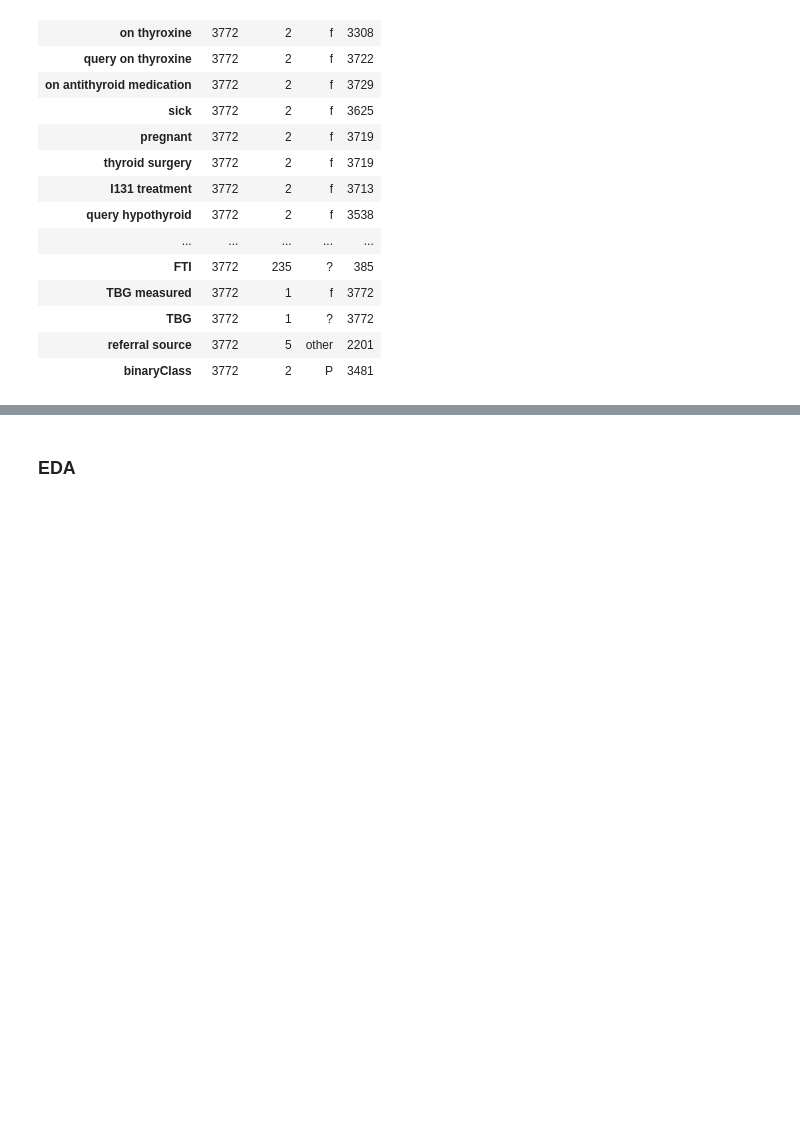
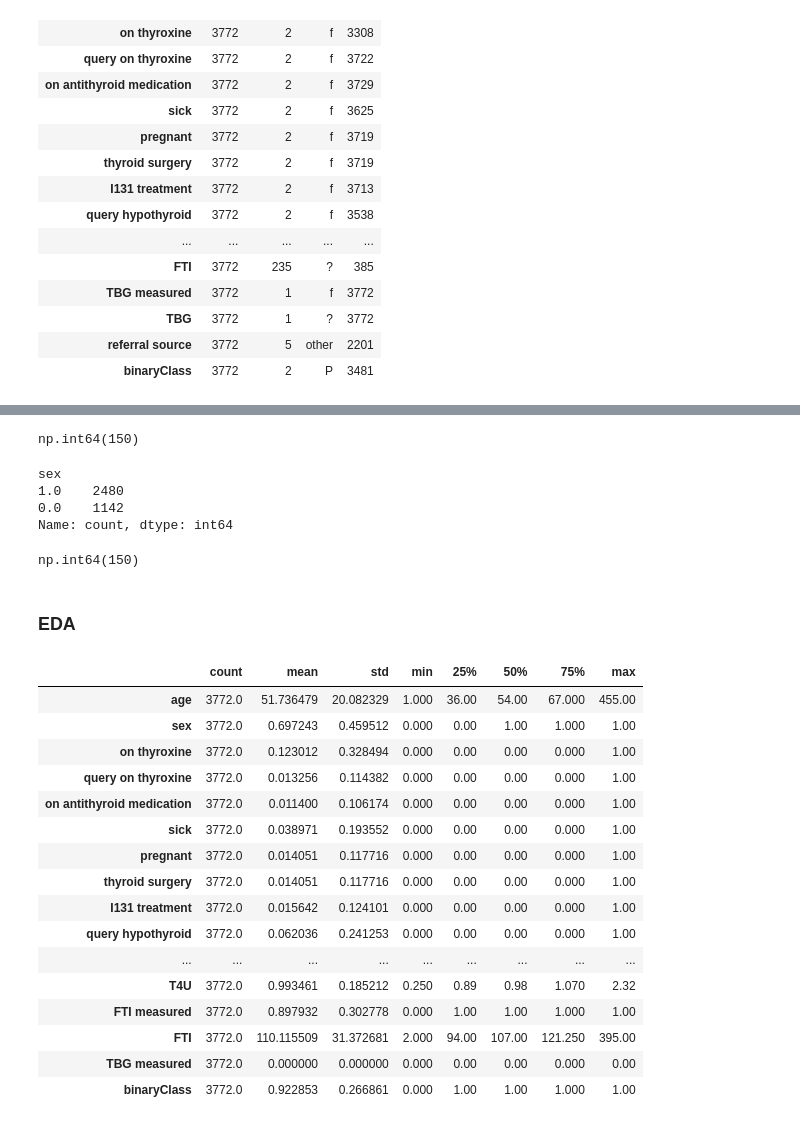
Before and after one commit to yadwink/Machine-Learning-Zoomcamp-2025, a Jupyter notebook: Capstone2_Project/notebook.ipynb, the cells around one changed output, grey strips where cells are left out. Cells and saved outputs as stored; diff of their text form; code cells hidden in the pictures; blank space fills up the shorter version.

```diff
--- a/Capstone2_Project/notebook.ipynb
+++ b/Capstone2_Project/notebook.ipynb
@@ -198,0 +308,15 @@ df.age = df.age.astype(int)
+# %%
+df.isna().sum().sum()
+# %% [output]
+np.int64(150)
+# %%
+df["sex"].value_counts()
+# %% [output]
+sex
+1.0    2480
+0.0    1142
+Name: count, dtype: int64
+# %%
+df["sex"].isna().sum()
+# %% [output]
+np.int64(150)
@@ -199,2 +325,22 @@ df.age = df.age.astype(int)
 # %% [markdown]
 ### EDA
+# %%
+df.describe().T
+# %% [output]
+|  | count | mean | std | min | 25% | 50% | 75% | max |
+| age | 3772.0 | 51.736479 | 20.082329 | 1.000 | 36.00 | 54.00 | 67.000 | 455.00 |
+| sex | 3772.0 | 0.697243 | 0.459512 | 0.000 | 0.00 | 1.00 | 1.000 | 1.00 |
+| on thyroxine | 3772.0 | 0.123012 | 0.328494 | 0.000 | 0.00 | 0.00 | 0.000 | 1.00 |
+| query on thyroxine | 3772.0 | 0.013256 | 0.114382 | 0.000 | 0.00 | 0.00 | 0.000 | 1.00 |
+| on antithyroid medication | 3772.0 | 0.011400 | 0.106174 | 0.000 | 0.00 | 0.00 | 0.000 | 1.00 |
+| sick | 3772.0 | 0.038971 | 0.193552 | 0.000 | 0.00 | 0.00 | 0.000 | 1.00 |
+| pregnant | 3772.0 | 0.014051 | 0.117716 | 0.000 | 0.00 | 0.00 | 0.000 | 1.00 |
+| thyroid surgery | 3772.0 | 0.014051 | 0.117716 | 0.000 | 0.00 | 0.00 | 0.000 | 1.00 |
+| I131 treatment | 3772.0 | 0.015642 | 0.124101 | 0.000 | 0.00 | 0.00 | 0.000 | 1.00 |
+| query hypothyroid | 3772.0 | 0.062036 | 0.241253 | 0.000 | 0.00 | 0.00 | 0.000 | 1.00 |
+| ... | ... | ... | ... | ... | ... | ... | ... | ... |
+| T4U | 3772.0 | 0.993461 | 0.185212 | 0.250 | 0.89 | 0.98 | 1.070 | 2.32 |
+| FTI measured | 3772.0 | 0.897932 | 0.302778 | 0.000 | 1.00 | 1.00 | 1.000 | 1.00 |
+| FTI | 3772.0 | 110.115509 | 31.372681 | 2.000 | 94.00 | 107.00 | 121.250 | 395.00 |
+| TBG measured | 3772.0 | 0.000000 | 0.000000 | 0.000 | 0.00 | 0.00 | 0.000 | 0.00 |
+| binaryClass | 3772.0 | 0.922853 | 0.266861 | 0.000 | 1.00 | 1.00 | 1.000 | 1.00 |
```
Also changed, not shown: parts of 110 cells of this notebook.
